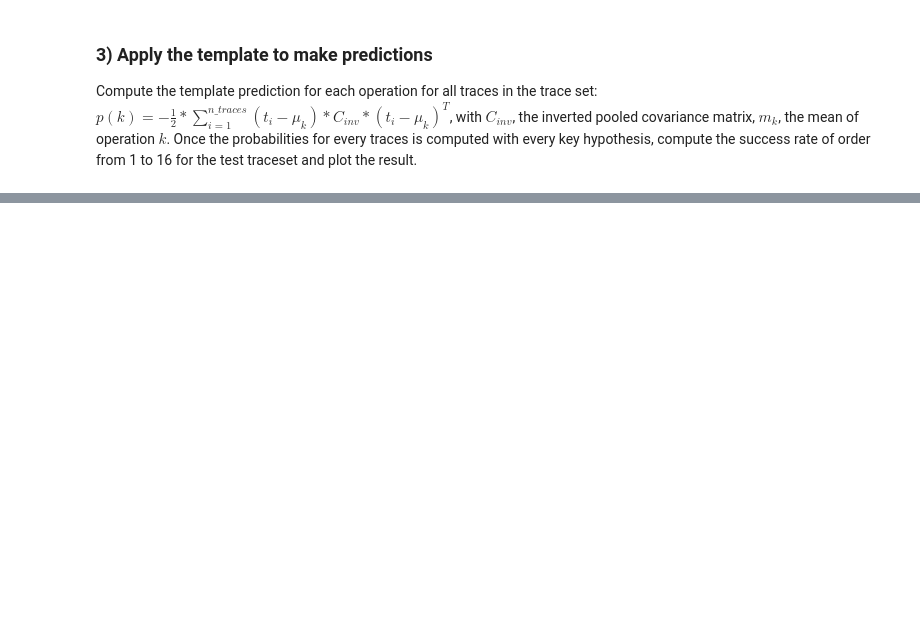
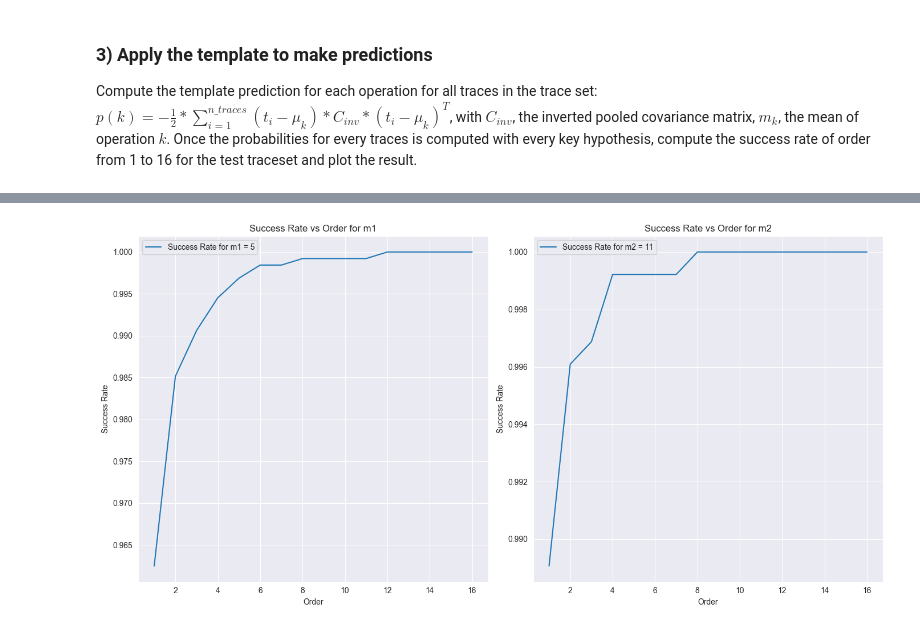
Before and after one commit to andreas-pattichis/Side-Channel-and-Fault-Injection-Attacks-on-Cryptographic-Systems, a Jupyter notebook: Profiled Attacks/Template Attack/Assignment_partA/Assignment_2A.ipynb, the cells around one changed output, grey strips where cells are left out. Drawn from its saved outputs; the diff is of its cells as text; code cells hidden in the pictures; blank space fills up the shorter version.

```diff
--- a/Profiled Attacks/Template Attack/Assignment_partA/Assignment_2A.ipynb
+++ b/Profiled Attacks/Template Attack/Assignment_partA/Assignment_2A.ipynb
@@ -289,0 +334,15 @@ Probability matrix shape:  (1280, 16)
+# %%
+# Compute the inverted pooled covariance matrix for m2
+pooled_cov_matrix_m2 = np.mean(cov_matrix_m2, axis=0)
+inv_pooled_cov_matrix_m2 = np.linalg.inv(pooled_cov_matrix_m2)
+
+# Apply templates for m2
+prob_matrix_m2 = apply_templates_and_build_prob_matrix(projected_test_data_m2, mean_matrix_m2, inv_pooled_cov_matrix_m2)
+
+# Print the probability matrix for verification
+print("Probability matrix shape (m2): ", prob_matrix_m2.shape)
+
+# Print the best guess for all traces
+best_guesses_m2 = np.argmax(prob_matrix_m2, axis=1)
+for trace_idx, best_guess in enumerate(best_guesses_m2):
+    print(f"Trace {trace_idx + 1:4} -> Best guess: {best_guess:02x}")
@@ -459,0 +378,39 @@ Success rate for order 16: 1.0000
+# %%
+# Initialize a list to store the success rates
+success_rates_m1 = []
+success_rates_m2 = []
+
+# Calculate success rates for orders from 1 to 16 for m1
+true_keys = test_targets  # test_targets contain the true ephemeral key parts
+for order in range(1, 17):
+    success_rate = compute_success_rate(prob_matrix_m1, true_keys, order)
+    success_rates_m1.append(success_rate)
+
+# Calculate success rates for orders from 1 to 16 for m2
+for order in range(1, 17):
+    success_rate = compute_success_rate(prob_matrix_m2, true_keys, order)
+    success_rates_m2.append(success_rate)
+
+# Plot the success rates side by side in subplots
+fig, axes = plt.subplots(1, 2, figsize=(14, 7))
+
+# Plot for m1
+axes[0].plot(range(1, 17), success_rates_m1, label=f'Success Rate for m1 = {m1}')
+axes[0].set_xlabel('Order')
+axes[0].set_ylabel('Success Rate')
+axes[0].set_title('Success Rate vs Order for m1')
+axes[0].legend()
+axes[0].grid(True)
+
+# Plot for m2
+axes[1].plot(range(1, 17), success_rates_m2, label=f'Success Rate for m2 = {m2}')
+axes[1].set_xlabel('Order')
+axes[1].set_ylabel('Success Rate')
+axes[1].set_title('Success Rate vs Order for m2')
+axes[1].legend()
+axes[1].grid(True)
+
+plt.tight_layout()
+plt.show()
+# %% [output]
+[figure, added]
```
Also changed, not shown: parts of 18 cells of this notebook.
